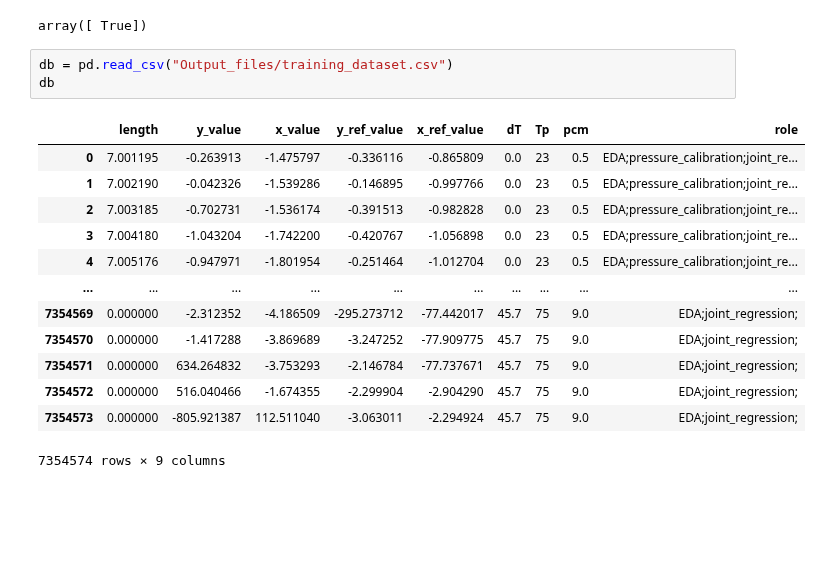
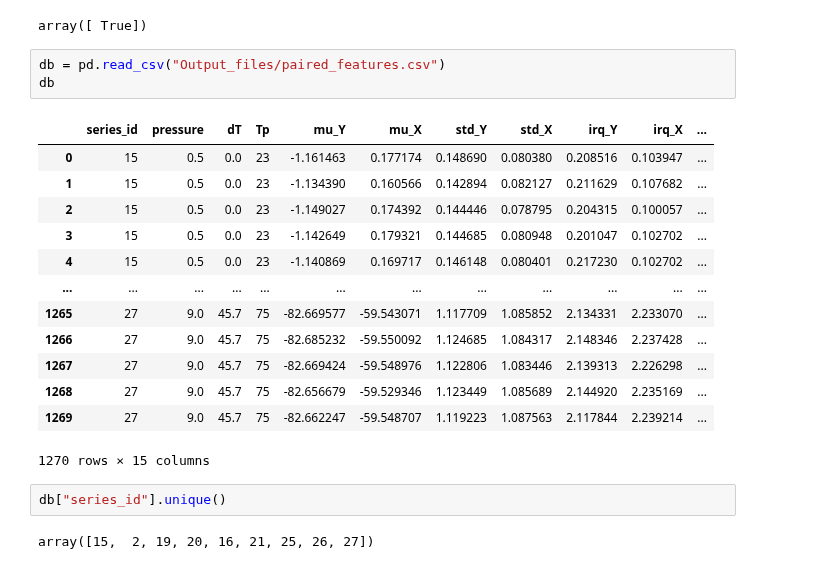
Before and after one commit to szybec31/OFDR-ML-TempPressure, a Jupyter notebook: DisplayDF.ipynb, the cells around one changed output. Saved outputs shown, nothing was run; the diff lists cells and outputs as text; blank space fills up the shorter version.

```diff
--- a/DisplayDF.ipynb
+++ b/DisplayDF.ipynb
@@ -102,19 +105,23 @@ df["is_complete_pair"].unique()
 # %% [output]
 array([ True])
 # %%
-db = pd.read_csv("Output_files/training_dataset.csv")
+db = pd.read_csv("Output_files/paired_features.csv")
 db
 # %% [output]
-|  | length | y_value | x_value | y_ref_value | x_ref_value | dT | Tp | pcm | role |
-| 0 | 7.001195 | -0.263913 | -1.475797 | -0.336116 | -0.865809 | 0.0 | 23 | 0.5 | EDA;pressure_calibration;joint_re... |
-| 1 | 7.002190 | -0.042326 | -1.539286 | -0.146895 | -0.997766 | 0.0 | 23 | 0.5 | EDA;pressure_calibration;joint_re... |
-| 2 | 7.003185 | -0.702731 | -1.536174 | -0.391513 | -0.982828 | 0.0 | 23 | 0.5 | EDA;pressure_calibration;joint_re... |
-| 3 | 7.004180 | -1.043204 | -1.742200 | -0.420767 | -1.056898 | 0.0 | 23 | 0.5 | EDA;pressure_calibration;joint_re... |
-| 4 | 7.005176 | -0.947971 | -1.801954 | -0.251464 | -1.012704 | 0.0 | 23 | 0.5 | EDA;pressure_calibration;joint_re... |
-| ... | ... | ... | ... | ... | ... | ... | ... | ... | ... |
-| 7354569 | 0.000000 | -2.312352 | -4.186509 | -295.273712 | -77.442017 | 45.7 | 75 | 9.0 | EDA;joint_regression; |
-| 7354570 | 0.000000 | -1.417288 | -3.869689 | -3.247252 | -77.909775 | 45.7 | 75 | 9.0 | EDA;joint_regression; |
-| 7354571 | 0.000000 | 634.264832 | -3.753293 | -2.146784 | -77.737671 | 45.7 | 75 | 9.0 | EDA;joint_regression; |
-| 7354572 | 0.000000 | 516.040466 | -1.674355 | -2.299904 | -2.904290 | 45.7 | 75 | 9.0 | EDA;joint_regression; |
-| 7354573 | 0.000000 | -805.921387 | 112.511040 | -3.063011 | -2.294924 | 45.7 | 75 | 9.0 | EDA;joint_regression; |
+|  | series_id | pressure | dT | Tp | mu_Y | mu_X | std_Y | std_X | irq_Y | irq_X | ... |
+| 0 | 15 | 0.5 | 0.0 | 23 | -1.161463 | 0.177174 | 0.148690 | 0.080380 | 0.208516 | 0.103947 | ... |
+| 1 | 15 | 0.5 | 0.0 | 23 | -1.134390 | 0.160566 | 0.142894 | 0.082127 | 0.211629 | 0.107682 | ... |
+| 2 | 15 | 0.5 | 0.0 | 23 | -1.149027 | 0.174392 | 0.144446 | 0.078795 | 0.204315 | 0.100057 | ... |
+| 3 | 15 | 0.5 | 0.0 | 23 | -1.142649 | 0.179321 | 0.144685 | 0.080948 | 0.201047 | 0.102702 | ... |
+| 4 | 15 | 0.5 | 0.0 | 23 | -1.140869 | 0.169717 | 0.146148 | 0.080401 | 0.217230 | 0.102702 | ... |
+| ... | ... | ... | ... | ... | ... | ... | ... | ... | ... | ... | ... |
+| 1265 | 27 | 9.0 | 45.7 | 75 | -82.669577 | -59.543071 | 1.117709 | 1.085852 | 2.134331 | 2.233070 | ... |
+| 1266 | 27 | 9.0 | 45.7 | 75 | -82.685232 | -59.550092 | 1.124685 | 1.084317 | 2.148346 | 2.237428 | ... |
+| 1267 | 27 | 9.0 | 45.7 | 75 | -82.669424 | -59.548976 | 1.122806 | 1.083446 | 2.139313 | 2.226298 | ... |
+| 1268 | 27 | 9.0 | 45.7 | 75 | -82.656679 | -59.529346 | 1.123449 | 1.085689 | 2.144920 | 2.235169 | ... |
+| 1269 | 27 | 9.0 | 45.7 | 75 | -82.662247 | -59.548707 | 1.119223 | 1.087563 | 2.117844 | 2.239214 | ... |
-7354574 rows × 9 columns
+1270 rows × 15 columns
+# %%
+db["series_id"].unique()
+# %% [output]
+array([15,  2, 19, 20, 16, 21, 25, 26, 27])
```
Also changed, not shown: parts of 4 cells of this notebook, 7 other files.
